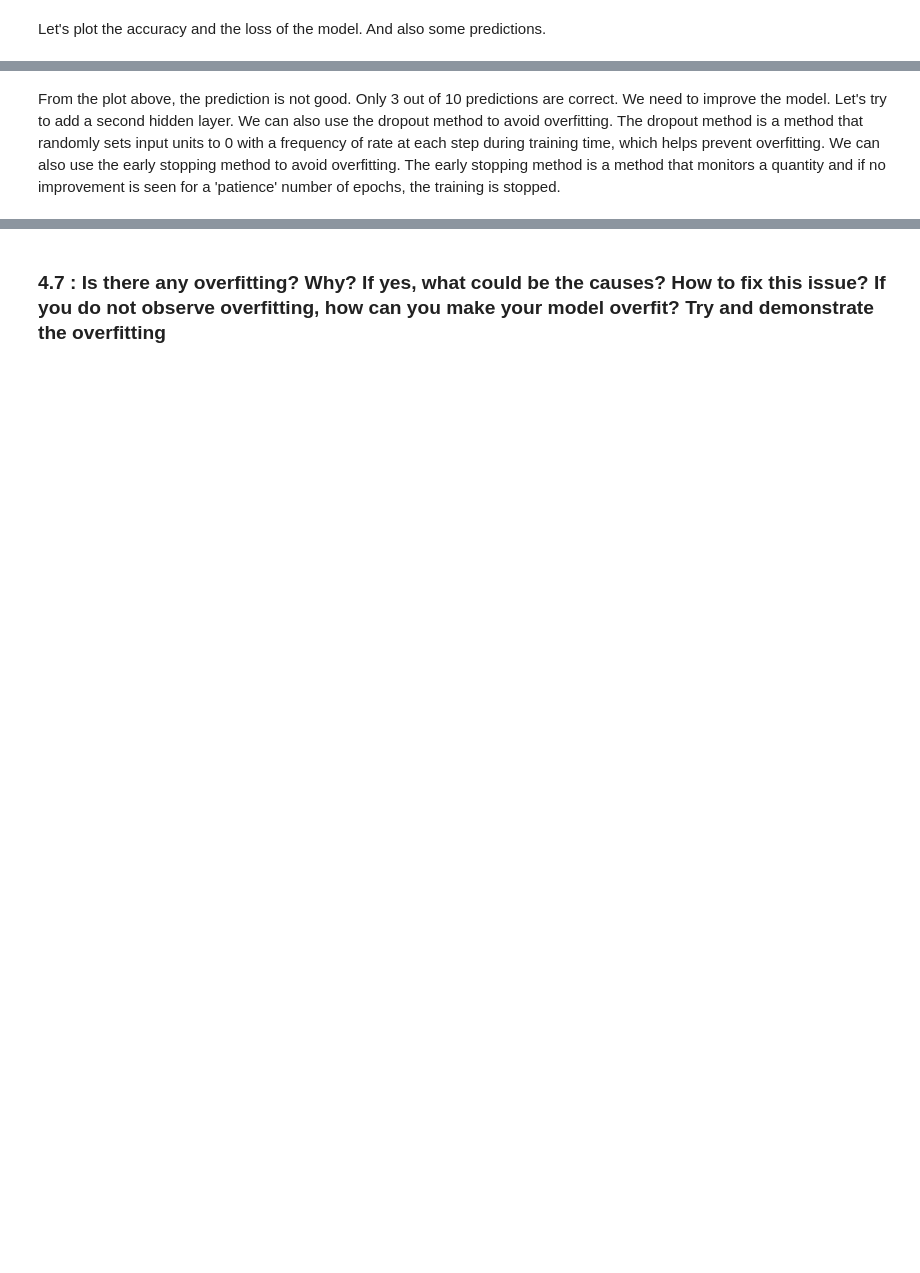
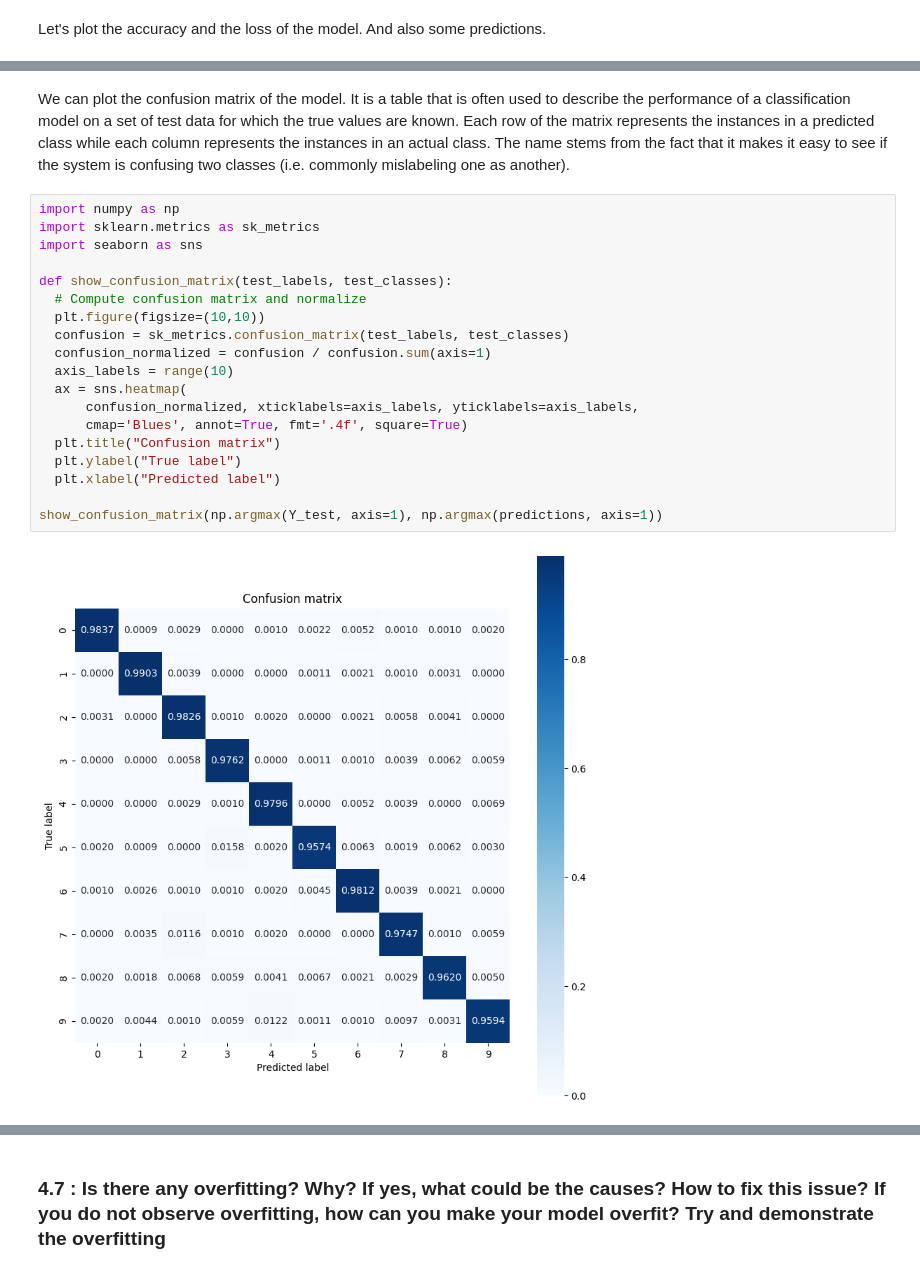
Before and after one commit to CharrierTim/Machine-Learning, a Jupyter notebook: Rapport TD1.ipynb, the cells around one changed output, grey strips where cells are left out. Drawn from its saved outputs; the diff is of its cells as text; blank space fills up the shorter version.

```diff
--- a/Rapport TD1.ipynb
+++ b/Rapport TD1.ipynb
@@ -469,4 +492,25 @@ Test accuracy: 0.9789000153541565
 313/313 [==============================] - 0s 1ms/step
 [figure]
-# %% [markdown]
-From the plot above, the prediction is not good. Only 3 out of 10 predictions are correct. We need to improve the model. Let's try to add a second hidden layer. We can also use the dropout method to avoid overfitting. The dropout method is a method that randomly sets input units to 0 with a frequency of rate at each step during training time, which helps prevent overfitting. We can also use the early stopping method to avoid overfitting. The early stopping method is a method that monitors a quantity and if no improvement is seen for a 'patience' number of epochs, the training is stopped.
+# %% [markdown]
+We can plot the confusion matrix of the model. It is a table that is often used to describe the performance of a classification model on a set of test data for which the true values are known. Each row of the matrix represents the instances in a predicted class while each column represents the instances in an actual class. The name stems from the fact that it makes it easy to see if the system is confusing two classes (i.e. commonly mislabeling one as another).
+# %%
+import numpy as np
+import sklearn.metrics as sk_metrics
+import seaborn as sns
+
+def show_confusion_matrix(test_labels, test_classes):
+  # Compute confusion matrix and normalize
+  plt.figure(figsize=(10,10))
+  confusion = sk_metrics.confusion_matrix(test_labels, test_classes)
+  confusion_normalized = confusion / confusion.sum(axis=1)
+  axis_labels = range(10)
+  ax = sns.heatmap(
+      confusion_normalized, xticklabels=axis_labels, yticklabels=axis_labels,
+      cmap='Blues', annot=True, fmt='.4f', square=True)
+  plt.title("Confusion matrix")
+  plt.ylabel("True label")
+  plt.xlabel("Predicted label")
+
+show_confusion_matrix(np.argmax(Y_test, axis=1), np.argmax(predictions, axis=1))
+# %% [output]
+[figure, added]
```
Also changed, not shown: parts of 20 cells of this notebook.
